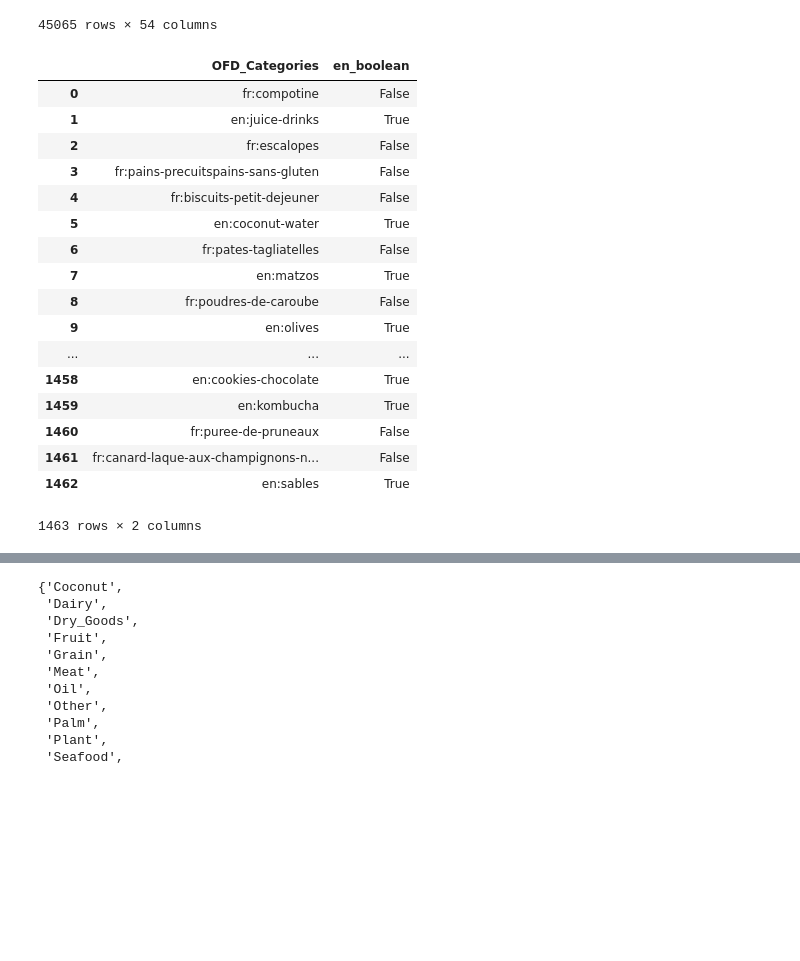
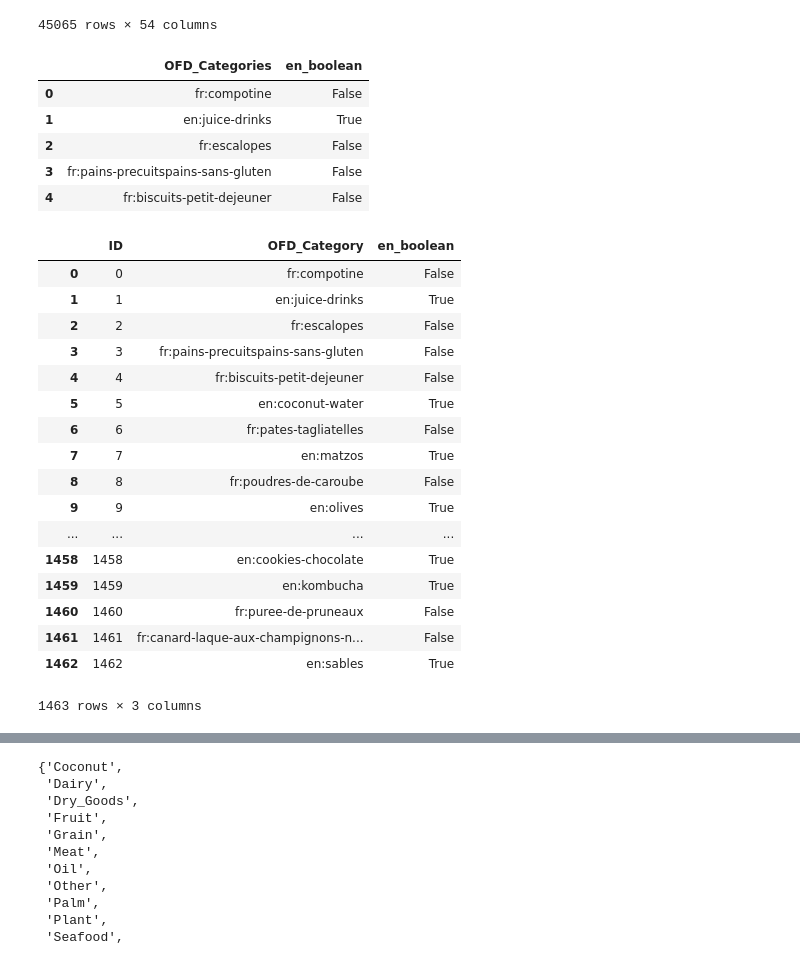
Before and after one commit to shortpoet/ETL-Project, a Jupyter notebook: ETL_Data_Clean_v_0_5.ipynb, the cells around one changed output, grey strips where cells are left out. Drawn from its saved outputs; the diff is of its cells as text; code cells hidden in the pictures; blank space fills up the shorter version.

Commit message:
added data clean v_0_8

```diff
--- a/ETL_Data_Clean_v_0_5.ipynb
+++ b/ETL_Data_Clean_v_0_5.ipynb
@@ -167,11 +192,11 @@ defaultdict(set,
              'Palm': {'Palm kernels'},
              'Soy': {'Soyabeans'}})
 # %%
-#import second databaes
+#import second databaes low_memory=False option is way to show non-truncated columns
 
 csv_file = "../Resources/en.openfoodfacts.org.products.tsv"
-food_data_df = pd.read_csv(csv_file, sep='\t', low_memory=False)
-food_data_df.head()
+ofd_data_df = pd.read_csv(csv_file, sep='\t', low_memory=False)
+ofd_data_df.head()
 # %% [output]
 |  | code | url | creator | created_t | created_datetime | last_modified_t | last_modified_datetime | ... |
 | 0 | 0000000003087 | http://world-en.openfoodfacts.org... | openfoodfacts-contributors | 1474103866 | 2016-09-17T09:17:46Z | 1474103893 | 2016-09-17T09:18:13Z | ... |
@@ -319,9 +345,9 @@ There are 154 columns that have missing values.
 | created_datetime | 10 | 0.0 |
 | code | 26 | 0.0 |
 # %%
-# create new dataframe with only desired columns in desired order with the good old copy-past
+# create new dataframe with only desired columns in desired order with the good old copy-paste
 
-food_df = food_data_df[['created_t', 'url', 'creator', 'created_datetime', 'code',
+ofd_rel_df = ofd_data_df[['created_t', 'url', 'creator', 'created_datetime', 'code',
        'countries_en', 'countries_tags', 'countries', 'product_name', 'brands',
        'brands_tags', 'energy_100g', 'proteins_100g', 'salt_100g',
        'sodium_100g', 'ingredients_that_may_be_from_palm_oil_n',
@@ -336,7 +362,7 @@ food_df = food_data_df[['created_t', 'url', 'creator', 'created_datetime', 'code
        'purchase_places', 'labels_en', 'labels', 'labels_tags', 'generic_name',
        'stores', 'manufacturing_places', 'manufacturing_places_tags',
        'allergens']].copy()
-food_df.head()
+ofd_rel_df.head()
 # %% [output]
 |  | created_t | url | creator | created_datetime | code | countries_en | countries_tags | countries | ... |
 | 0 | 1474103866 | http://world-en.openfoodfacts.org... | openfoodfacts-contributors | 2016-09-17T09:17:46Z | 0000000003087 | France | en:france | en:FR | ... |
@@ -345,10 +371,10 @@ food_df.head()
 | 3 | 1489055731 | http://world-en.openfoodfacts.org... | usda-ndb-import | 2017-03-09T10:35:31Z | 0000000016087 | United States | en:united-states | US | ... |
 | 4 | 1489055653 | http://world-en.openfoodfacts.org... | usda-ndb-import | 2017-03-09T10:34:13Z | 0000000016094 | United States | en:united-states | US | ... |
 # %%
-# remove NaN values from all relevant columns
+# remove all rows with NaN values in relevant columns
 relevant_cats= ['categories_en', 'energy_100g', 'proteins_100g', 'carbohydrates_100g',
                 'fat_100g', 'saturated-fat_100g', 'fiber_100g', 'sugars_100g']
-clean_df = food_df.dropna(axis=0, subset=['categories_en'])
+clean_df = ofd_rel_df.dropna(axis=0, subset=['categories_en'])
 clean_df = clean_df.dropna(axis=0, subset=['energy_100g'])
 clean_df = clean_df.dropna(axis=0, subset=['proteins_100g'])
 clean_df = clean_df.dropna(axis=0, subset=['carbohydrates_100g'])
@@ -379,29 +405,43 @@ clean_df
 # %%
 #create category dataframe from relevant clean_df and append a boolean column stating if category is in english
 # 3,640 categoryies in original df, 1,287 after removing non-english; 1463 categories in clean_df, 483 after non-english filter
 OFD_ctgry_df = pd.DataFrame({'OFD_Categories': list(set(clean_df['main_category']))})
 #OFD_ctgry_df['en_boolean'] = OFD_ctgry_df['OFD_Categories'].apply(lambda x: 'True' if re.search(r'en:', x) == True else "False")
 OFD_ctgry_df['en_boolean'] = OFD_ctgry_df['OFD_Categories'].str.match(r'en:')
-OFD_ctgry_df
+OFD_ctgry_df.head()
 # %% [output]
 |  | OFD_Categories | en_boolean |
 | 0 | fr:compotine | False |
 | 1 | en:juice-drinks | True |
 | 2 | fr:escalopes | False |
 | 3 | fr:pains-precuitspains-sans-gluten | False |
 | 4 | fr:biscuits-petit-dejeuner | False |
-| 5 | en:coconut-water | True |
-| 6 | fr:pates-tagliatelles | False |
-| 7 | en:matzos | True |
-| 8 | fr:poudres-de-caroube | False |
-| 9 | en:olives | True |
-| ... | ... | ... |
-| 1458 | en:cookies-chocolate | True |
-| 1459 | en:kombucha | True |
-| 1460 | fr:puree-de-pruneaux | False |
-| 1461 | fr:canard-laque-aux-champignons-n... | False |
-| 1462 | en:sables | True |
-1463 rows × 2 columns
+# %%
+# insert an id column and rename column 'OFD_Categories' to 'OFD_Category' for later merge
+# https://stackoverflow.com/questions/38862293/how-to-add-incremental-numbers-to-a-new-column-using-pandas/38862389
+
+OFD_ctgry_df.insert(0, 'ID', range(0, 0 + len(OFD_ctgry_df)))
+OFD_ctgry_df = OFD_ctgry_df.rename(columns={'OFD_Categories':'OFD_Category'})
+OFD_ctgry_df
+# %% [output]
+|  | ID | OFD_Category | en_boolean |
+| 0 | 0 | fr:compotine | False |
+| 1 | 1 | en:juice-drinks | True |
+| 2 | 2 | fr:escalopes | False |
+| 3 | 3 | fr:pains-precuitspains-sans-gluten | False |
+| 4 | 4 | fr:biscuits-petit-dejeuner | False |
+| 5 | 5 | en:coconut-water | True |
+| 6 | 6 | fr:pates-tagliatelles | False |
+| 7 | 7 | en:matzos | True |
+| 8 | 8 | fr:poudres-de-caroube | False |
+| 9 | 9 | en:olives | True |
+| ... | ... | ... | ... |
+| 1458 | 1458 | en:cookies-chocolate | True |
+| 1459 | 1459 | en:kombucha | True |
+| 1460 | 1460 | fr:puree-de-pruneaux | False |
+| 1461 | 1461 | fr:canard-laque-aux-champignons-n... | False |
+| 1462 | 1462 | en:sables | True |
+1463 rows × 3 columns
 # %%
 # reduce dataframe to only english (supposedly, lol) categories and strip the prefix
 # make list from column
```
Also changed, not shown: parts of 16 cells of this notebook, 1 other file.
